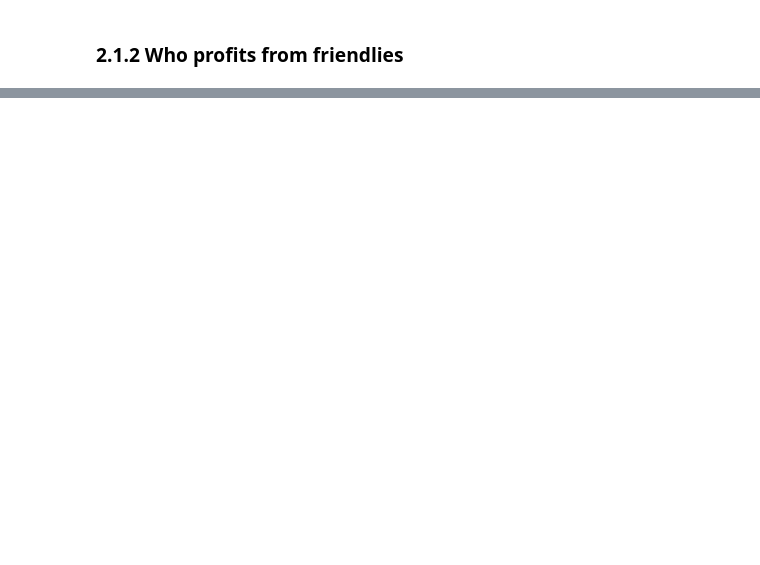
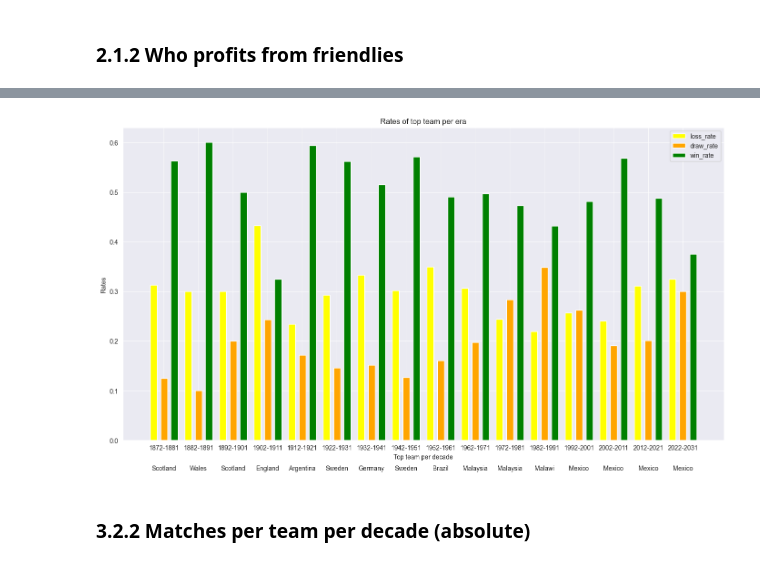
Before and after one commit to RickSpringer/International_Football-1872-2024, a Jupyter notebook: 240318_international_football_analysis.ipynb, the cells around one changed output, grey strips where cells are left out. Saved outputs shown, nothing was run; the diff lists cells and outputs as text; code cells hidden in the pictures; blank space fills up the shorter version.

```diff
--- a/240318_international_football_analysis.ipynb
+++ b/240318_international_football_analysis.ipynb
@@ -454,0 +491,5 @@ big_tournament_df
+# %%
+team_rates_per_era_sorted = team_rates_per_era.sort_values(
+    by=['era_bins', 'win_rate', 'matches_total'],
+    ascending=[False, False, False])
+team_rates_per_era_sorted
@@ -454,0 +510,5 @@ big_tournament_df
+# %%
+team_rates_per_era_sorted = team_rates_per_era_sorted.groupby(
+    ['era_bins', 'team'], observed=True).mean()
+team_rates_per_era_sorted = team_rates_per_era_sorted.reset_index()
+team_rates_per_era_sorted
@@ -454,0 +580,10 @@ big_tournament_df
+# %%
+top_team_per_era = (team_rates_per_era_sorted
+                     .groupby(['era_bins', 'team'], observed=True)
+                     .mean()
+                     .groupby('era_bins', observed=True)
+                     .apply(
+    lambda x: x.sort_values(by=['matches_total', 'win_rate'],
+                            ascending=False).head(1))
+)
+top_team_per_era
@@ -454,0 +609,44 @@ big_tournament_df
+# %%
+era_bins = top_team_per_era.index.levels[0].unique()
+
+fig, ax = plt.subplots(figsize=(14, 8))
+
+statistics = ['loss_rate', 'draw_rate', 'win_rate']
+colors = ['yellow', 'orange', 'green']
+
+stacked_values = {statistic: [] for statistic in statistics}
+
+top_teams_list = []
+
+for era_bin in era_bins:
+    data = top_team_per_era.loc[era_bin]
+    for statistic in statistics:
+        stacked_values[statistic].append(data[statistic].sum())
+
+    top_teams = data.index.get_level_values('team').tolist()[:3]
+    top_teams_list.append(top_teams)
+
+bar_width = 0.2
+space_between_bars = 0.1
+bar_positions = [x for x in range(len(era_bins))]
+for i, statistic in enumerate(statistics):
+    ax.bar([pos + (bar_width + space_between_bars) * i for pos in bar_positions], stacked_values[statistic], width=bar_width, label=statistic, color=colors[i])
+
+team_names_y_offset = -0.06
+ax.set_xticks([x + (len(statistics) - 1) * (bar_width + space_between_bars) / 2 for x in bar_positions])
+ax.set_xticklabels(era_bins, rotation=0, ha='center')
+
+for i, top_teams in enumerate(top_teams_list):
+    ax.text(bar_positions[i] + (len(statistics) - 1) * (bar_width + space_between_bars) / 2, team_names_y_offset, '\n'.join(top_teams), ha='center')
+
+ax.set_xlabel('Top team per decade')
+ax.set_ylabel('Rates')
+ax.set_title('Rates of top team per era')
+ax.legend()
+
+plt.tight_layout()
+plt.show()
+# %% [output]
+[figure, added]
+# %% [markdown]
+### 3.2.2 Matches per team per decade (absolute)
```
Also changed, not shown: parts of 107 cells of this notebook, 8 other files.
